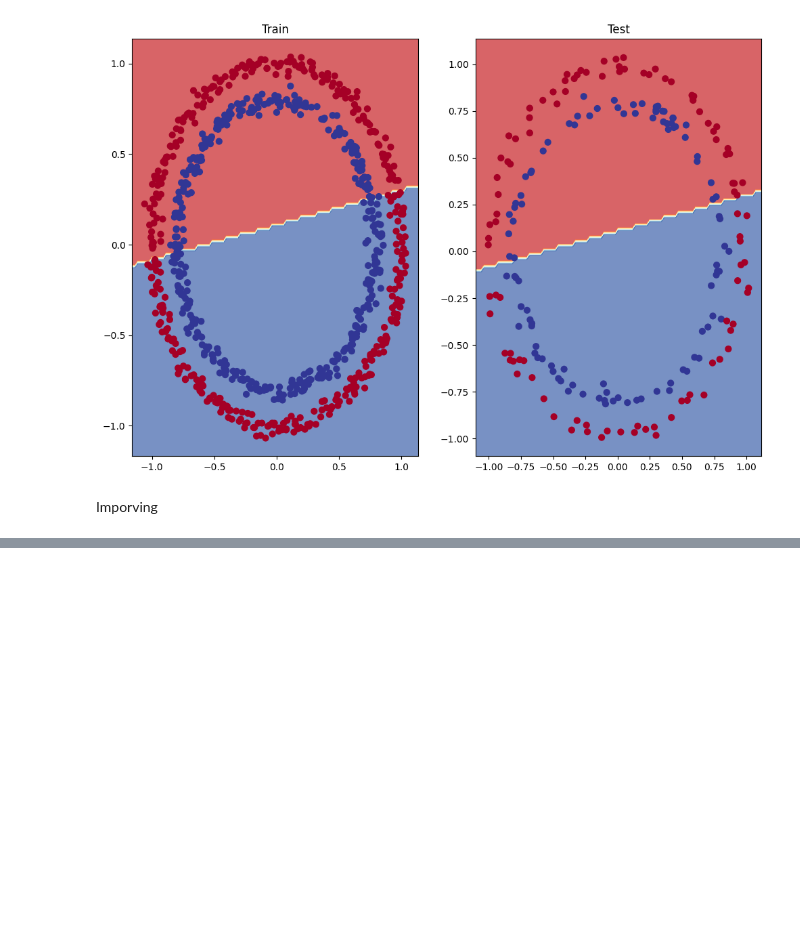
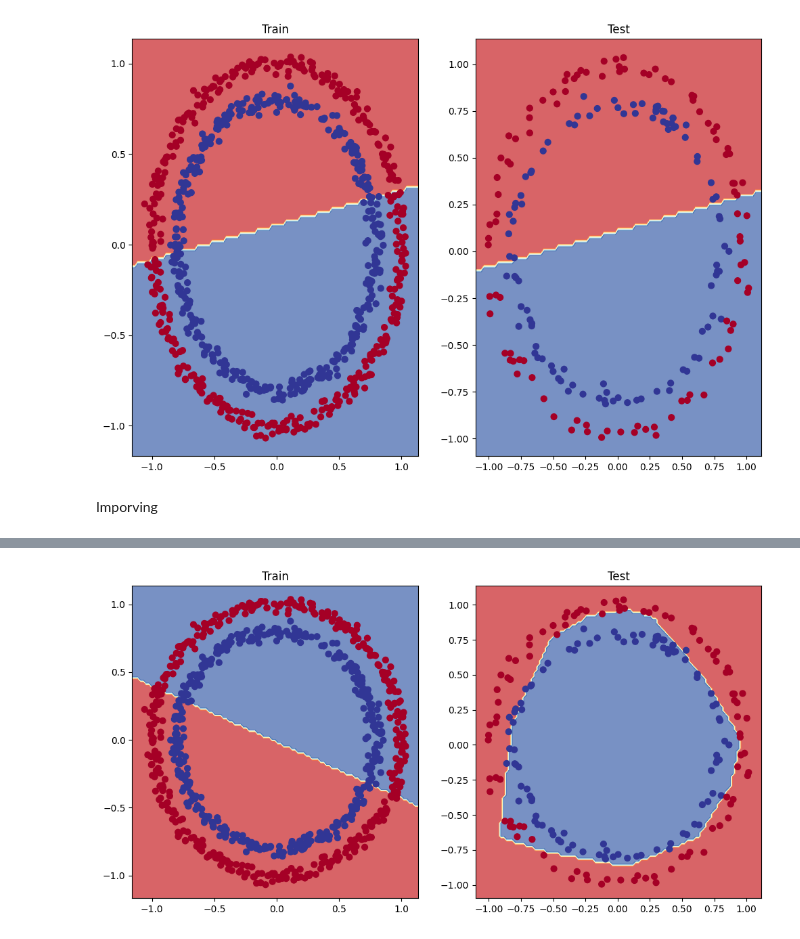
Before and after one commit to kuanmol/aimldl, a Jupyter notebook: PYTORCH/pytorch-classification.ipynb, the cells around one changed output, grey strips where cells are left out. Saved outputs shown, nothing was run; the diff lists cells and outputs as text; code cells hidden in the pictures; blank space fills up the shorter version.

```diff
--- a/PYTORCH/pytorch-classification.ipynb
+++ b/PYTORCH/pytorch-classification.ipynb
@@ -301,0 +499,16 @@ model_1
+# %%
+import torch
+from sklearn.model_selection import train_test_split
+
+# Turn data into tensors
+X = torch.from_numpy(X).type(torch.float)
+y = torch.from_numpy(y).type(torch.float)
+
+# Split into train and test sets
+X_train, X_test, y_train, y_test = train_test_split(X,
+                                                    y,
+                                                    test_size=0.2,
+                                                    random_state=42
+)
+
+X_train[:5], y_train[:5]
@@ -301,0 +522,18 @@ model_1
+# %%
+from torch import nn
+device = torch.device("cuda:0" if torch.cuda.is_available() else "cpu")
+
+class CircleModelV2(nn.Module):
+    def __init__(self):
+        super().__init__()
+        self.layer_1 = nn.Linear(in_features=2, out_features=10)
+        self.layer_2 = nn.Linear(in_features=10, out_features=10)
+        self.layer_3 = nn.Linear(in_features=10, out_features=1)
+        self.relu = nn.ReLU()
+
+    def forward(self, x):
+        return self.layer_3(self.relu(self.layer_2(self.relu(self.layer_1(x)))))
+
+
+model_3 = CircleModelV2().to(device)
+print(model_3)
@@ -301,0 +603,11 @@ model_1
+# %%
+# Plot decision boundaries for training and test sets
+plt.figure(figsize=(12, 6))
+plt.subplot(1, 2, 1)
+plt.title("Train")
+plot_decision_boundary(model_1, X_train, y_train) # model_1 = no non-linearity
+plt.subplot(1, 2, 2)
+plt.title("Test")
+plot_decision_boundary(model_3, X_test, y_test) # model_3 = has non-linearity
+# %% [output]
+[figure, added]
```
Also changed, not shown: parts of 17 cells of this notebook.
